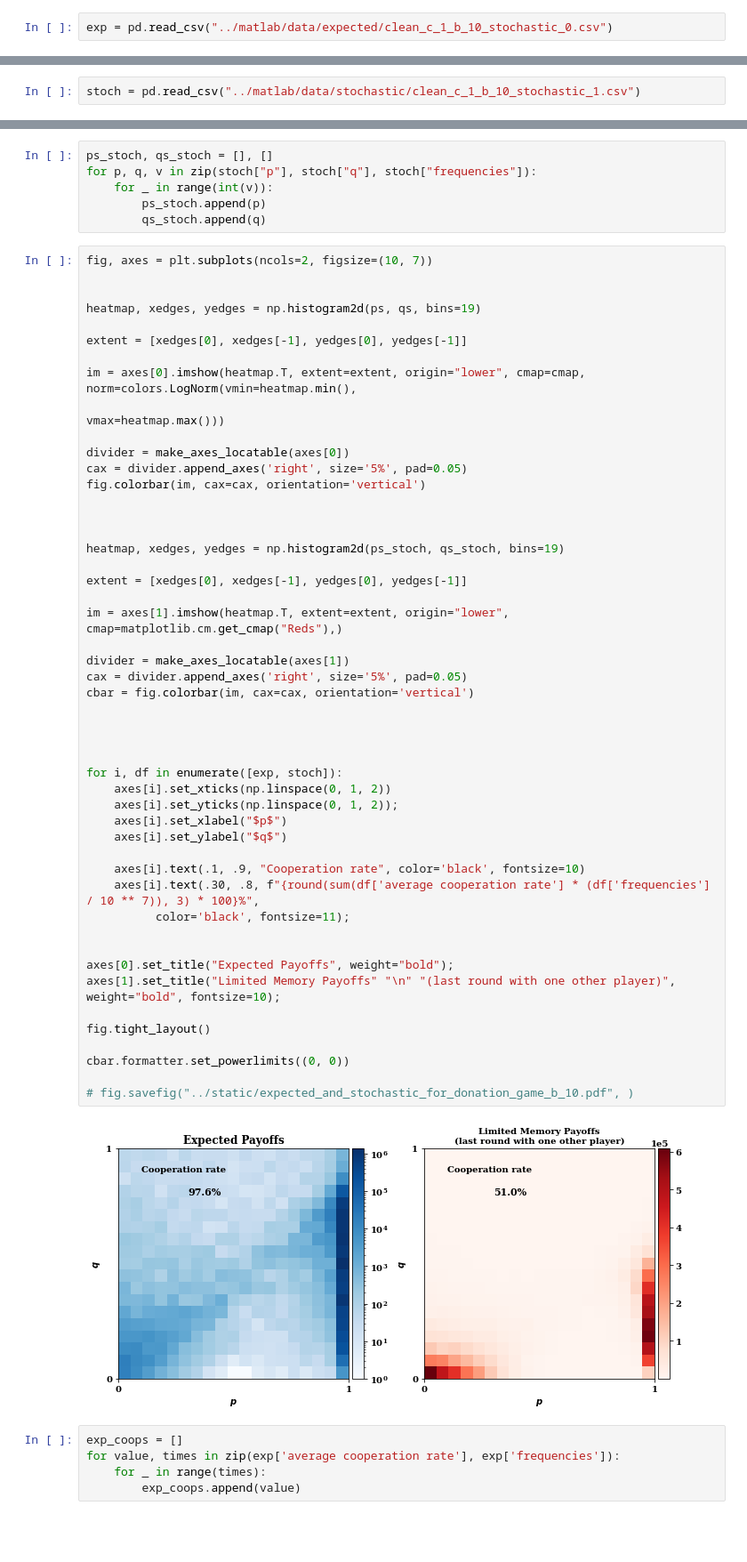
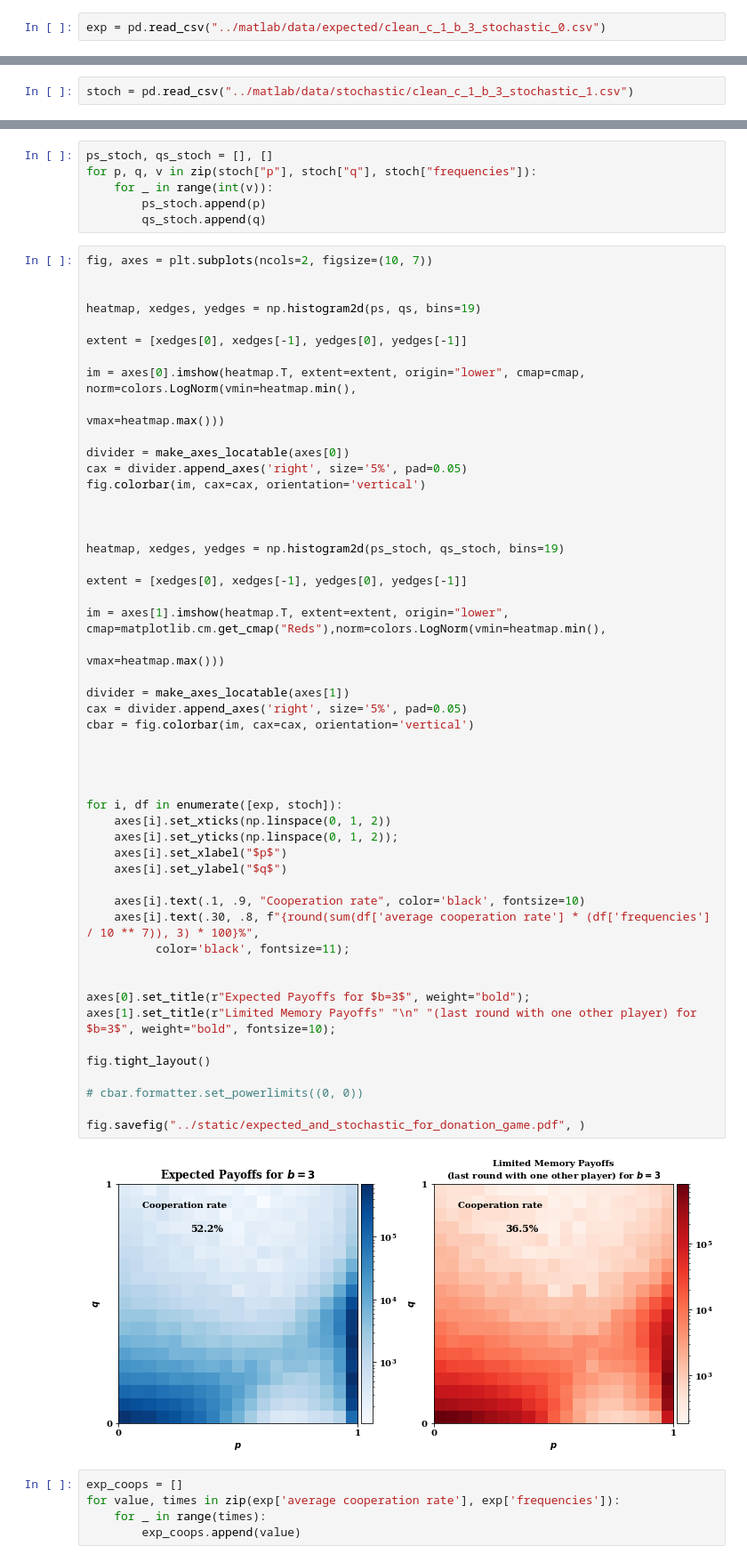
Before and after one commit to Nikoleta-v3/evolution-of-cooperation-with-limited-updating-payoff-memory, a Jupyter notebook: nbs/Numerical results.ipynb, the cells around one changed output, grey strips where cells are left out. Shown at 89% size. Drawn from its saved outputs; the diff is of its cells as text; blank space fills up the shorter version.

Commit message:
finalise plots for paper

```diff
--- a/nbs/Numerical results.ipynb
+++ b/nbs/Numerical results.ipynb
@@ -157,7 +157,7 @@ evol_dynamics.formulation.probability_being_in_state_T(
 # %% [markdown]
 **Plotting simulation results**
 # %%
-exp = pd.read_csv("../matlab/data/expected/clean_c_1_b_10_stochastic_0.csv")
+exp = pd.read_csv("../matlab/data/expected/clean_c_1_b_3_stochastic_0.csv")
 # %%
 text_file = open("../matlab/data/expected/beta_10_stochastic_0.txt", "r")
 data = text_file.readlines()
@@ -186,7 +186,7 @@ params = {"text.color" : "black",
           "xtick.color" : "black",
           "ytick.color" : "black"}
 # %%
-stoch = pd.read_csv("../matlab/data/stochastic/clean_c_1_b_10_stochastic_1.csv")
+stoch = pd.read_csv("../matlab/data/stochastic/clean_c_1_b_3_stochastic_1.csv")
 # %%
 stoch = stoch.drop_duplicates()
 # %%
@@ -213,39 +213,40 @@ fig.colorbar(im, cax=cax, orientation='vertical')
 
 
 heatmap, xedges, yedges = np.histogram2d(ps_stoch, qs_stoch, bins=19)
 
 extent = [xedges[0], xedges[-1], yedges[0], yedges[-1]]
 
-im = axes[1].imshow(heatmap.T, extent=extent, origin="lower", cmap=matplotlib.cm.get_cmap("Reds"),)
+im = axes[1].imshow(heatmap.T, extent=extent, origin="lower", cmap=matplotlib.cm.get_cmap("Reds"),norm=colors.LogNorm(vmin=heatmap.min(),
+                                                                                    vmax=heatmap.max()))
 
 divider = make_axes_locatable(axes[1])
 cax = divider.append_axes('right', size='5%', pad=0.05)
 cbar = fig.colorbar(im, cax=cax, orientation='vertical')
 
 
 
 
 for i, df in enumerate([exp, stoch]):
     axes[i].set_xticks(np.linspace(0, 1, 2))
     axes[i].set_yticks(np.linspace(0, 1, 2));
     axes[i].set_xlabel("$p$")
     axes[i].set_ylabel("$q$")
 
     axes[i].text(.1, .9, "Cooperation rate", color='black', fontsize=10)
     axes[i].text(.30, .8, f"{round(sum(df['average cooperation rate'] * (df['frequencies'] / 10 ** 7)), 3) * 100}%",
           color='black', fontsize=11);
 
 
-axes[0].set_title("Expected Payoffs", weight="bold");
-axes[1].set_title("Limited Memory Payoffs" "\n" "(last round with one other player)", weight="bold", fontsize=10);
+axes[0].set_title(r"Expected Payoffs for $b=3$", weight="bold");
+axes[1].set_title(r"Limited Memory Payoffs" "\n" "(last round with one other player) for $b=3$", weight="bold", fontsize=10);
 
 fig.tight_layout()
 
-cbar.formatter.set_powerlimits((0, 0))
+# cbar.formatter.set_powerlimits((0, 0))
 
-# fig.savefig("../static/expected_and_stochastic_for_donation_game_b_10.pdf", )
+fig.savefig("../static/expected_and_stochastic_for_donation_game.pdf", )
 # %% [output]
-[figure, old version]
+[figure, new version]
 # %%
 exp_coops = []
 for value, times in zip(exp['average cooperation rate'], exp['frequencies']):
```
Also changed, not shown: 17 other files.
